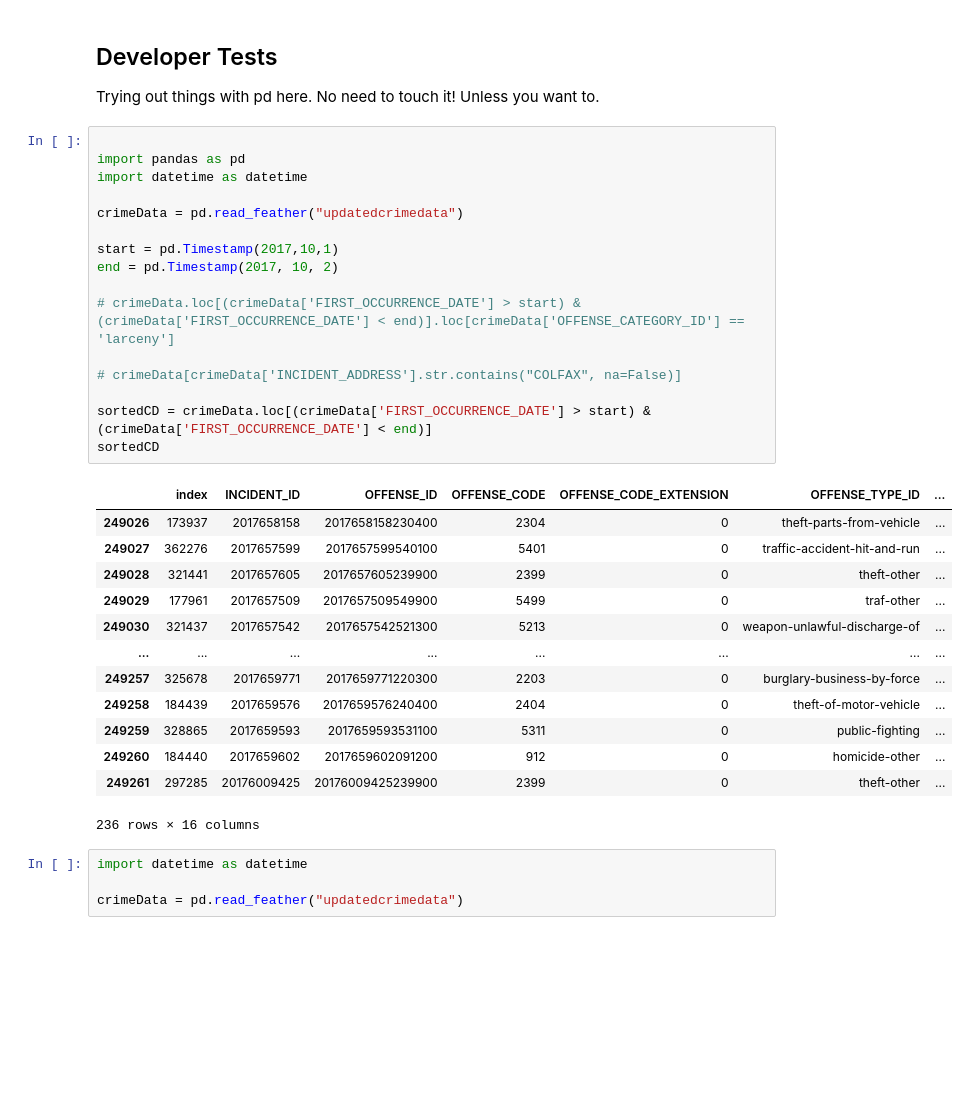
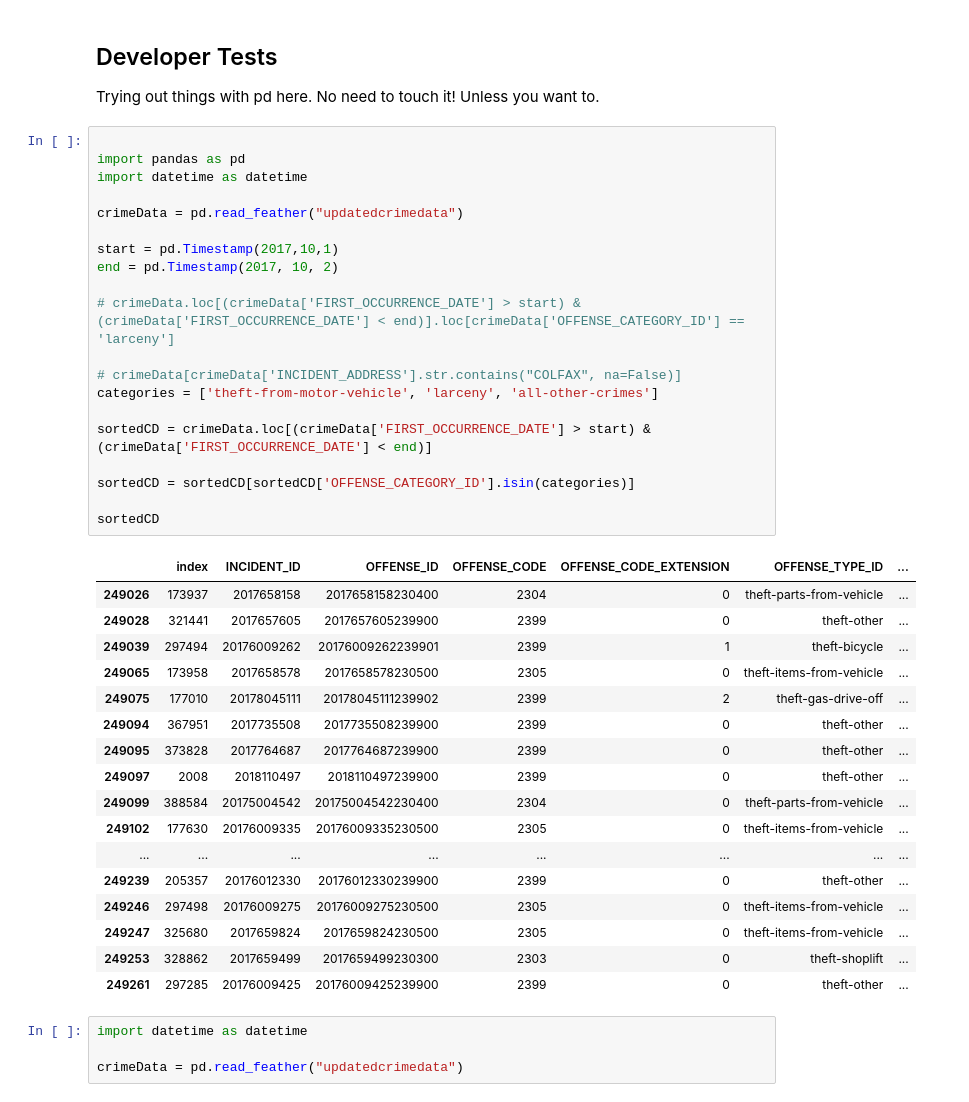
Before and after one commit to ItsMichal/TrustTeaming, a Jupyter notebook: src/data/datagenerator.ipynb, the cells around one changed output. Drawn from its saved outputs; the diff is of its cells as text; blank space fills up the shorter version.

Commit message:
substantial crime map improvements

```diff
--- a/src/data/datagenerator.ipynb
+++ b/src/data/datagenerator.ipynb
@@ -27,33 +40,41 @@ Trying out things with pd here. No need to touch it! Unless you want to.
 # %%
 
 import pandas as pd
 import datetime as datetime
 
 crimeData = pd.read_feather("updatedcrimedata")
 
 start = pd.Timestamp(2017,10,1)
 end = pd.Timestamp(2017, 10, 2)
 
 # crimeData.loc[(crimeData['FIRST_OCCURRENCE_DATE'] > start) & (crimeData['FIRST_OCCURRENCE_DATE'] < end)].loc[crimeData['OFFENSE_CATEGORY_ID'] == 'larceny']
 
 # crimeData[crimeData['INCIDENT_ADDRESS'].str.contains("COLFAX", na=False)]
+categories = ['theft-from-motor-vehicle', 'larceny', 'all-other-crimes']
 
 sortedCD = crimeData.loc[(crimeData['FIRST_OCCURRENCE_DATE'] > start) & (crimeData['FIRST_OCCURRENCE_DATE'] < end)]
+
+sortedCD = sortedCD[sortedCD['OFFENSE_CATEGORY_ID'].isin(categories)]
+
 sortedCD
 # %% [output]
 |  | index | INCIDENT_ID | OFFENSE_ID | OFFENSE_CODE | OFFENSE_CODE_EXTENSION | OFFENSE_TYPE_ID | ... |
 | 249026 | 173937 | 2017658158 | 2017658158230400 | 2304 | 0 | theft-parts-from-vehicle | ... |
-| 249027 | 362276 | 2017657599 | 2017657599540100 | 5401 | 0 | traffic-accident-hit-and-run | ... |
 | 249028 | 321441 | 2017657605 | 2017657605239900 | 2399 | 0 | theft-other | ... |
-| 249029 | 177961 | 2017657509 | 2017657509549900 | 5499 | 0 | traf-other | ... |
-| 249030 | 321437 | 2017657542 | 2017657542521300 | 5213 | 0 | weapon-unlawful-discharge-of | ... |
+| 249039 | 297494 | 20176009262 | 20176009262239901 | 2399 | 1 | theft-bicycle | ... |
+| 249065 | 173958 | 2017658578 | 2017658578230500 | 2305 | 0 | theft-items-from-vehicle | ... |
+| 249075 | 177010 | 20178045111 | 20178045111239902 | 2399 | 2 | theft-gas-drive-off | ... |
+| 249094 | 367951 | 2017735508 | 2017735508239900 | 2399 | 0 | theft-other | ... |
+| 249095 | 373828 | 2017764687 | 2017764687239900 | 2399 | 0 | theft-other | ... |
+| 249097 | 2008 | 2018110497 | 2018110497239900 | 2399 | 0 | theft-other | ... |
+| 249099 | 388584 | 20175004542 | 20175004542230400 | 2304 | 0 | theft-parts-from-vehicle | ... |
+| 249102 | 177630 | 20176009335 | 20176009335230500 | 2305 | 0 | theft-items-from-vehicle | ... |
 | ... | ... | ... | ... | ... | ... | ... | ... |
-| 249257 | 325678 | 2017659771 | 2017659771220300 | 2203 | 0 | burglary-business-by-force | ... |
-| 249258 | 184439 | 2017659576 | 2017659576240400 | 2404 | 0 | theft-of-motor-vehicle | ... |
-| 249259 | 328865 | 2017659593 | 2017659593531100 | 5311 | 0 | public-fighting | ... |
-| 249260 | 184440 | 2017659602 | 2017659602091200 | 912 | 0 | homicide-other | ... |
+| 249239 | 205357 | 20176012330 | 20176012330239900 | 2399 | 0 | theft-other | ... |
+| 249246 | 297498 | 20176009275 | 20176009275230500 | 2305 | 0 | theft-items-from-vehicle | ... |
+| 249247 | 325680 | 2017659824 | 2017659824230500 | 2305 | 0 | theft-items-from-vehicle | ... |
+| 249253 | 328862 | 2017659499 | 2017659499230300 | 2303 | 0 | theft-shoplift | ... |
 | 249261 | 297285 | 20176009425 | 20176009425239900 | 2399 | 0 | theft-other | ... |
-236 rows × 16 columns
 # %%
 import datetime as datetime
 
```
Also changed, not shown: parts of 1 cell of this notebook, 15 other files.
